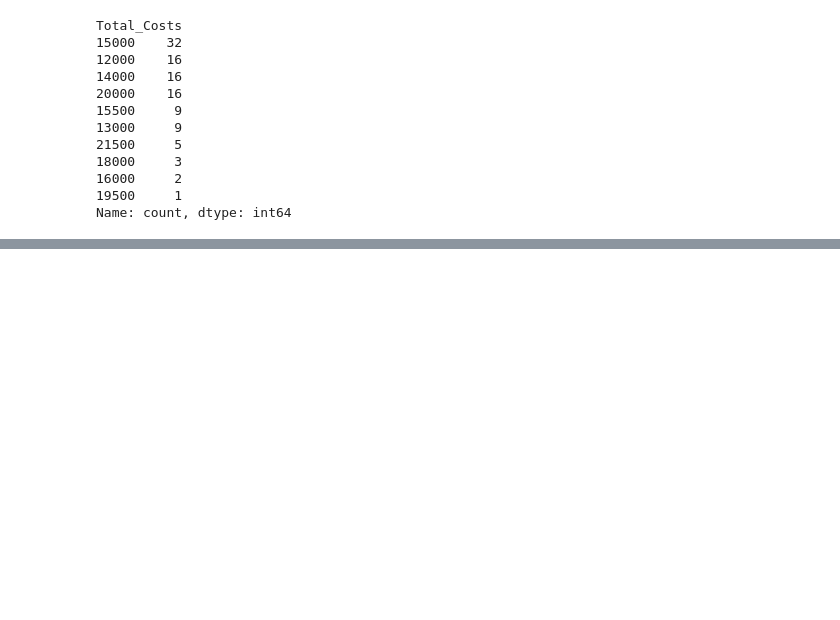
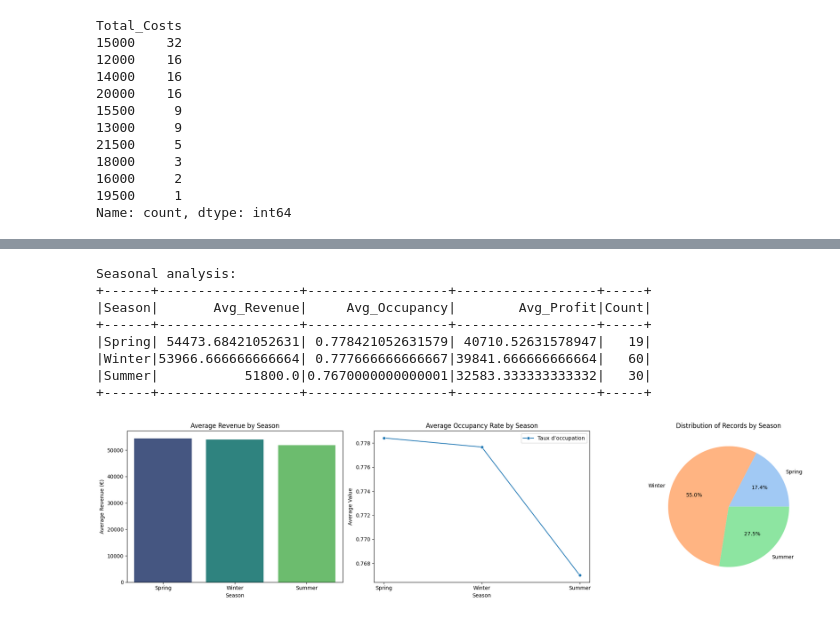
Before and after one commit to tabodino/hotel_booking_cancellation_prediction, a Jupyter notebook: notebooks/hotel_booking_analysis.ipynb, the cells around one changed output, grey strips where cells are left out. Drawn from its saved outputs; the diff is of its cells as text; code cells hidden in the pictures; blank space fills up the shorter version.

```diff
--- a/notebooks/hotel_booking_analysis.ipynb
+++ b/notebooks/hotel_booking_analysis.ipynb
@@ -280,0 +399,46 @@ Name: count, dtype: int64
+# %%
+df = df.withColumn("Computed_Profit", col("Total_Revenue") - col("Total_Costs"))
+
+seasonal_analysis = df.groupBy("Season") \
+    .agg(avg("Total_Revenue").alias("Avg_Revenue"),
+         avg("Occupancy_Rate").alias("Avg_Occupancy"),
+         avg("Computed_Profit").alias("Avg_Profit"),
+         count("*").alias("Count")) \
+    .orderBy(desc("Avg_Revenue"))
+
+print("Seasonal analysis:")
+seasonal_analysis.show()
+
+seasonal_df = seasonal_analysis.toPandas()
+
+plt.figure(figsize=(20, 5))
+
+plt.subplot(131)
+sns.barplot(data=seasonal_df, x="Season", y="Avg_Revenue", hue="Season", palette="viridis")
+plt.title("Average Revenue by Season")
+plt.ylabel("Average Revenue (€)")
+plt.xlabel("Season")
+
+plt.subplot(132)
+sns.lineplot(data=seasonal_df, x="Season", y="Avg_Occupancy", label="Taux d’occupation", marker="o")
+plt.title("Average Occupancy Rate by Season")
+plt.ylabel("Average Value")
+plt.xlabel("Season")
+plt.legend()
+
+plt.subplot(133)
+plt.pie(seasonal_df["Count"], labels=seasonal_df["Season"], autopct="%1.1f%%", colors=sns.color_palette("pastel"))
+plt.title("Distribution of Records by Season")
+
+plt.tight_layout()
+plt.show()
+# %% [output]
+Seasonal analysis:
++------+------------------+------------------+------------------+-----+
+|Season|       Avg_Revenue|     Avg_Occupancy|        Avg_Profit|Count|
++------+------------------+------------------+------------------+-----+
+|Spring| 54473.68421052631| 0.778421052631579| 40710.52631578947|   19|
+|Winter|53966.666666666664| 0.777666666666667|39841.666666666664|   60|
+|Summer|           51800.0|0.7670000000000001|32583.333333333332|   30|
++------+------------------+------------------+------------------+-----+
+[figure, added]
```
Also changed, not shown: parts of 12 cells of this notebook.
